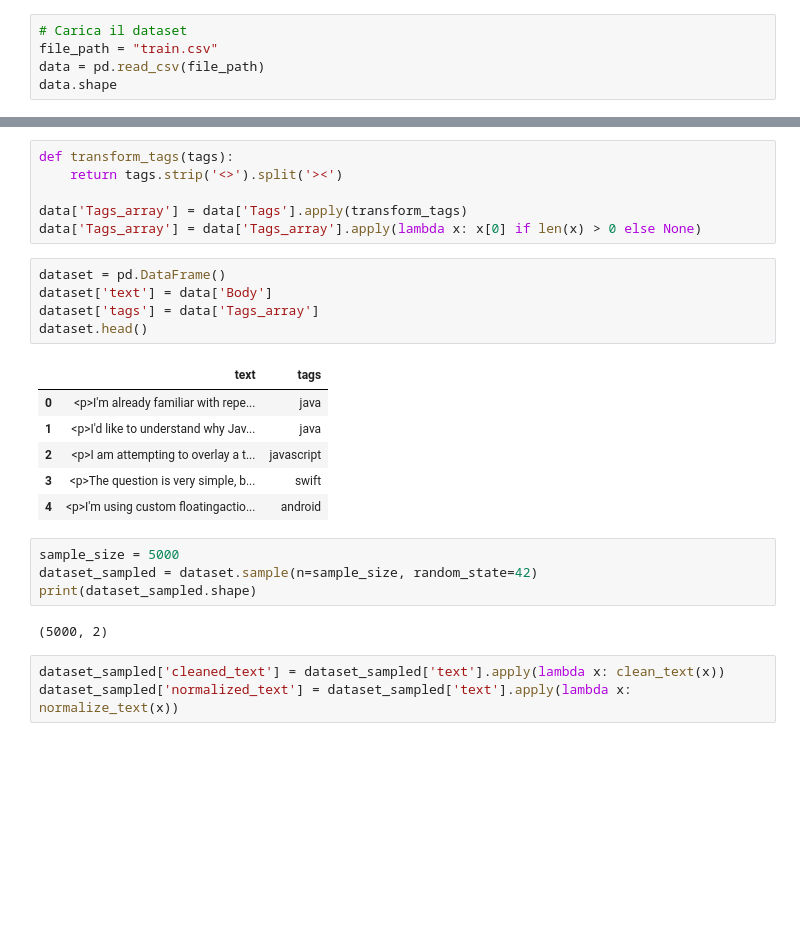
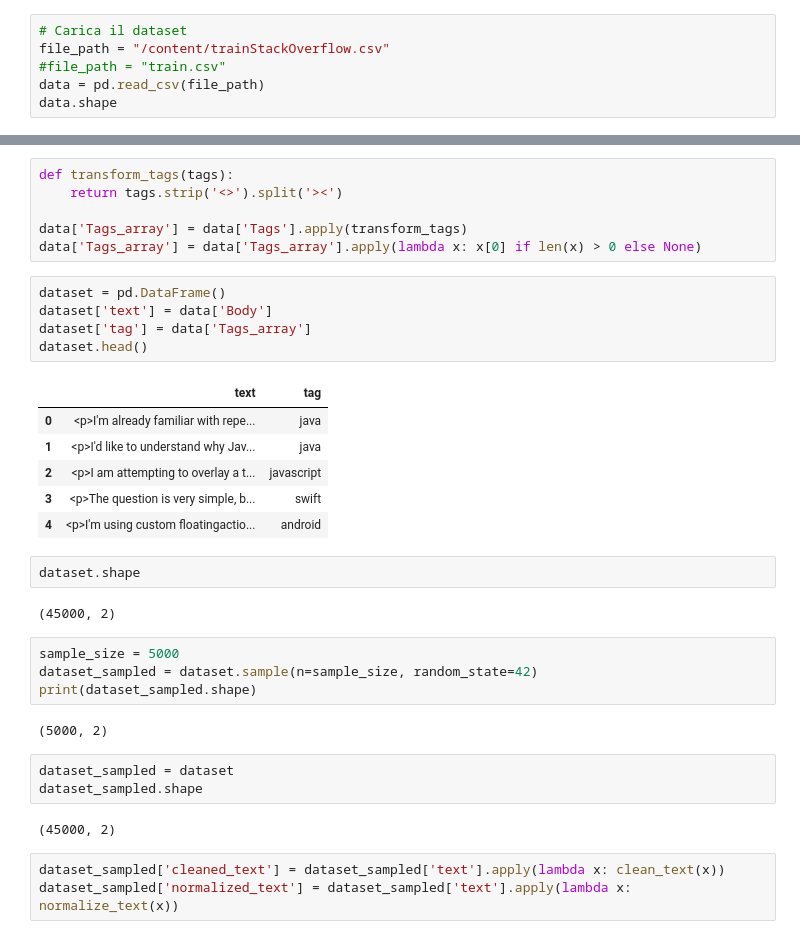
Before and after one commit to AndreaDAmicis22/TextMining, a Jupyter notebook: projectTextMining.ipynb, the cells around one changed output, grey strips where cells are left out. Saved outputs shown, nothing was run; the diff lists cells and outputs as text; blank space fills up the shorter version.

```diff
--- a/projectTextMining.ipynb
+++ b/projectTextMining.ipynb
@@ -102,7 +104,8 @@ File copiato con successo in /content/train.csv
 #drive.mount('/content/drive')
 # %%
 # Carica il dataset
-file_path = "train.csv"
+file_path = "/content/trainStackOverflow.csv"
+#file_path = "train.csv"
 data = pd.read_csv(file_path)
 data.shape
 # %% [output]
@@ -157,21 +160,30 @@ data['Tags_array'] = data['Tags_array'].apply(lambda x: x[0] if len(x) > 0 else
 # %%
 dataset = pd.DataFrame()
 dataset['text'] = data['Body']
-dataset['tags'] = data['Tags_array']
+dataset['tag'] = data['Tags_array']
 dataset.head()
 # %% [output]
-|  | text | tags |
+|  | text | tag |
 | 0 | <p>I'm already familiar with repe... | java |
 | 1 | <p>I'd like to understand why Jav... | java |
 | 2 | <p>I am attempting to overlay a t... | javascript |
 | 3 | <p>The question is very simple, b... | swift |
 | 4 | <p>I'm using custom floatingactio... | android |
+# %%
+dataset.shape
+# %% [output]
+(45000, 2)
 # %%
 sample_size = 5000
 dataset_sampled = dataset.sample(n=sample_size, random_state=42)
 print(dataset_sampled.shape)
 # %% [output]
 (5000, 2)
+# %%
+dataset_sampled = dataset
+dataset_sampled.shape
+# %% [output]
+(45000, 2)
 # %%
 dataset_sampled['cleaned_text'] = dataset_sampled['text'].apply(lambda x: clean_text(x))
 dataset_sampled['normalized_text'] = dataset_sampled['text'].apply(lambda x: normalize_text(x))
```
Also changed, not shown: parts of 21 cells of this notebook.
